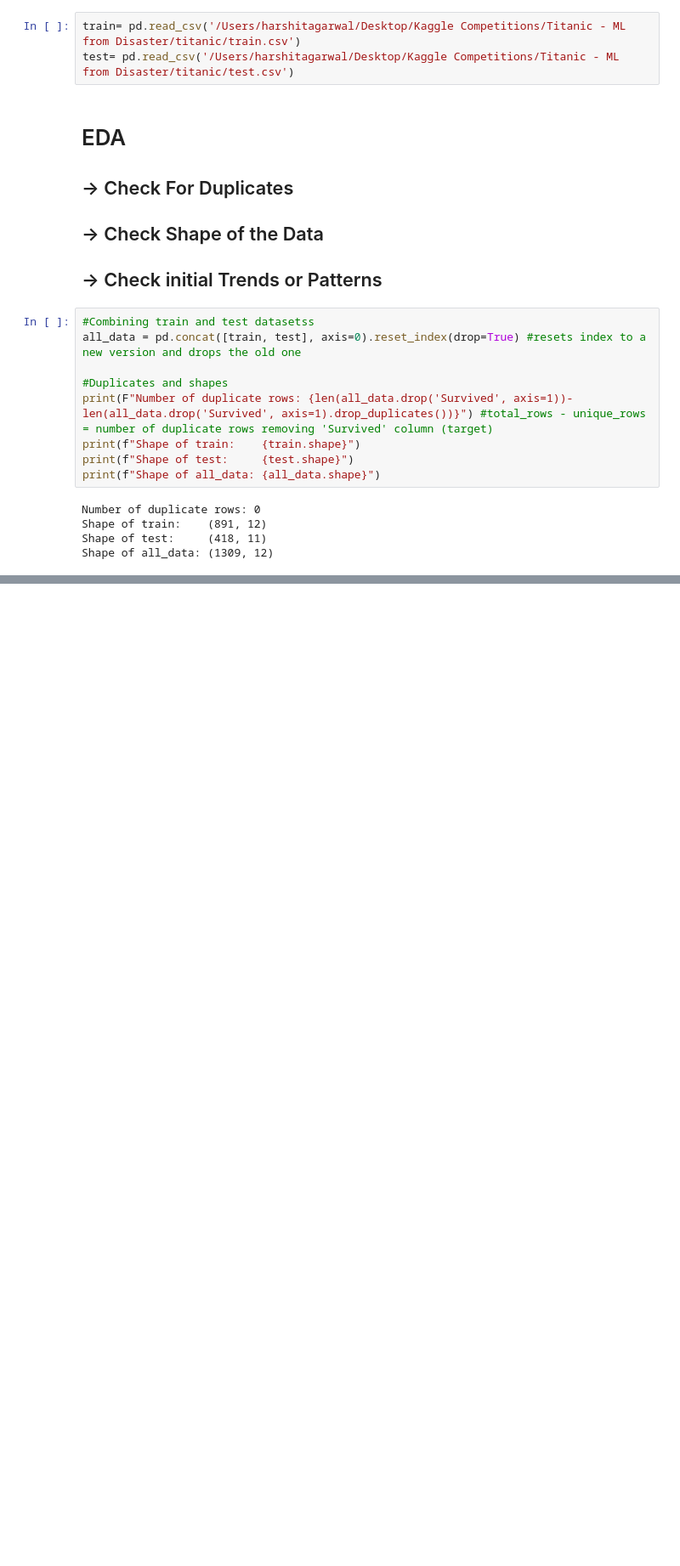
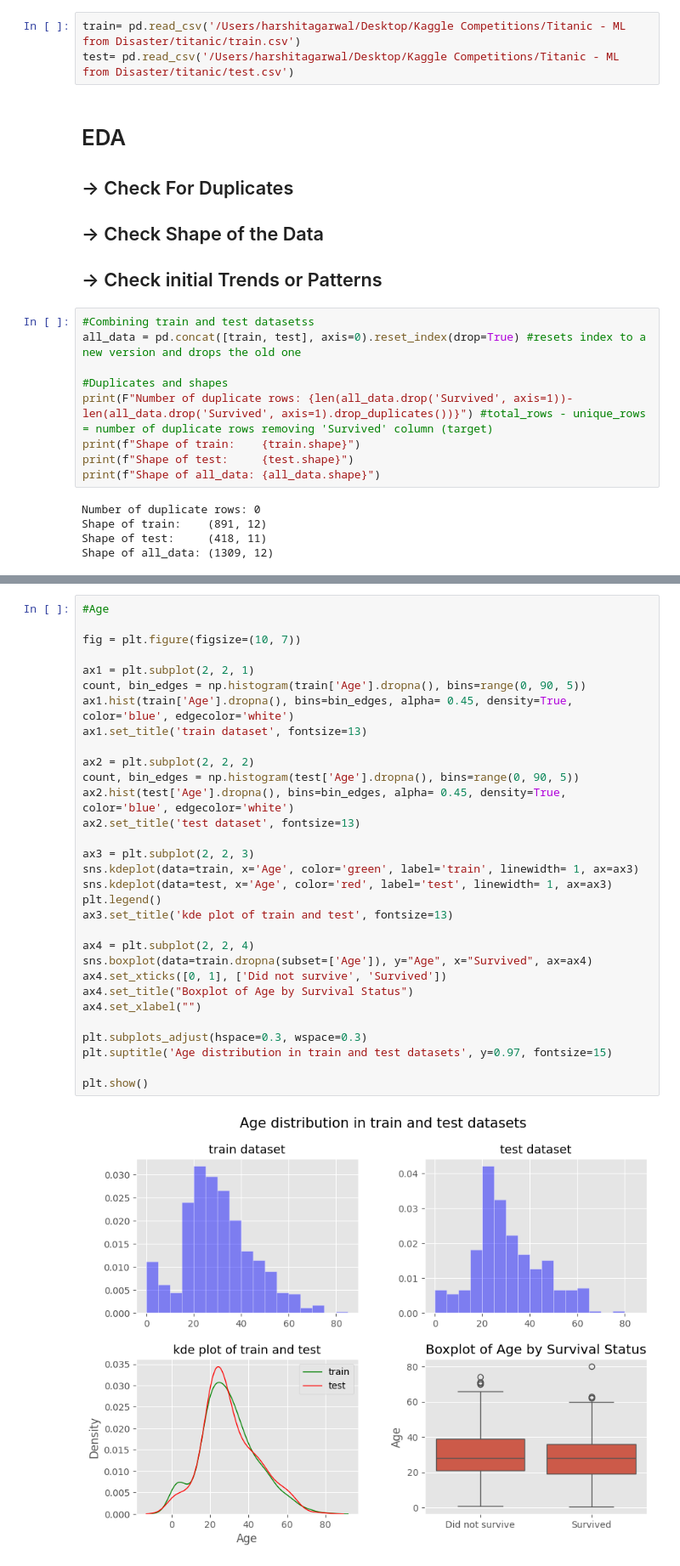
Before and after one commit to GitHarsh19/titanic_practice, a Jupyter notebook: Titanic_XGBoost.ipynb, the cells around one changed output, grey strips where cells are left out. Shown at 85% size. Saved outputs shown, nothing was run; the diff lists cells and outputs as text; blank space fills up the shorter version.

```diff
--- a/Titanic_XGBoost.ipynb
+++ b/Titanic_XGBoost.ipynb
@@ -38,0 +188,33 @@ Shape of all_data: (1309, 12)
+# %%
+#Age
+
+fig = plt.figure(figsize=(10, 7))
+
+ax1 = plt.subplot(2, 2, 1)
+count, bin_edges = np.histogram(train['Age'].dropna(), bins=range(0, 90, 5))
+ax1.hist(train['Age'].dropna(), bins=bin_edges, alpha= 0.45, density=True, color='blue', edgecolor='white')
+ax1.set_title('train dataset', fontsize=13)
+
+ax2 = plt.subplot(2, 2, 2)
+count, bin_edges = np.histogram(test['Age'].dropna(), bins=range(0, 90, 5))
+ax2.hist(test['Age'].dropna(), bins=bin_edges, alpha= 0.45, density=True, color='blue', edgecolor='white')
+ax2.set_title('test dataset', fontsize=13)
+
+ax3 = plt.subplot(2, 2, 3)
+sns.kdeplot(data=train, x='Age', color='green', label='train', linewidth= 1, ax=ax3)
+sns.kdeplot(data=test, x='Age', color='red', label='test', linewidth= 1, ax=ax3)
+plt.legend()
+ax3.set_title('kde plot of train and test', fontsize=13)
+
+ax4 = plt.subplot(2, 2, 4)
+sns.boxplot(data=train.dropna(subset=['Age']), y="Age", x="Survived", ax=ax4)
+ax4.set_xticks([0, 1], ['Did not survive', 'Survived'])
+ax4.set_title("Boxplot of Age by Survival Status")
+ax4.set_xlabel("")
+
+plt.subplots_adjust(hspace=0.3, wspace=0.3)
+plt.suptitle('Age distribution in train and test datasets', y=0.97, fontsize=15)
+
+plt.show()
+# %% [output]
+[figure, added]
```
Also changed, not shown: parts of 56 cells of this notebook.
